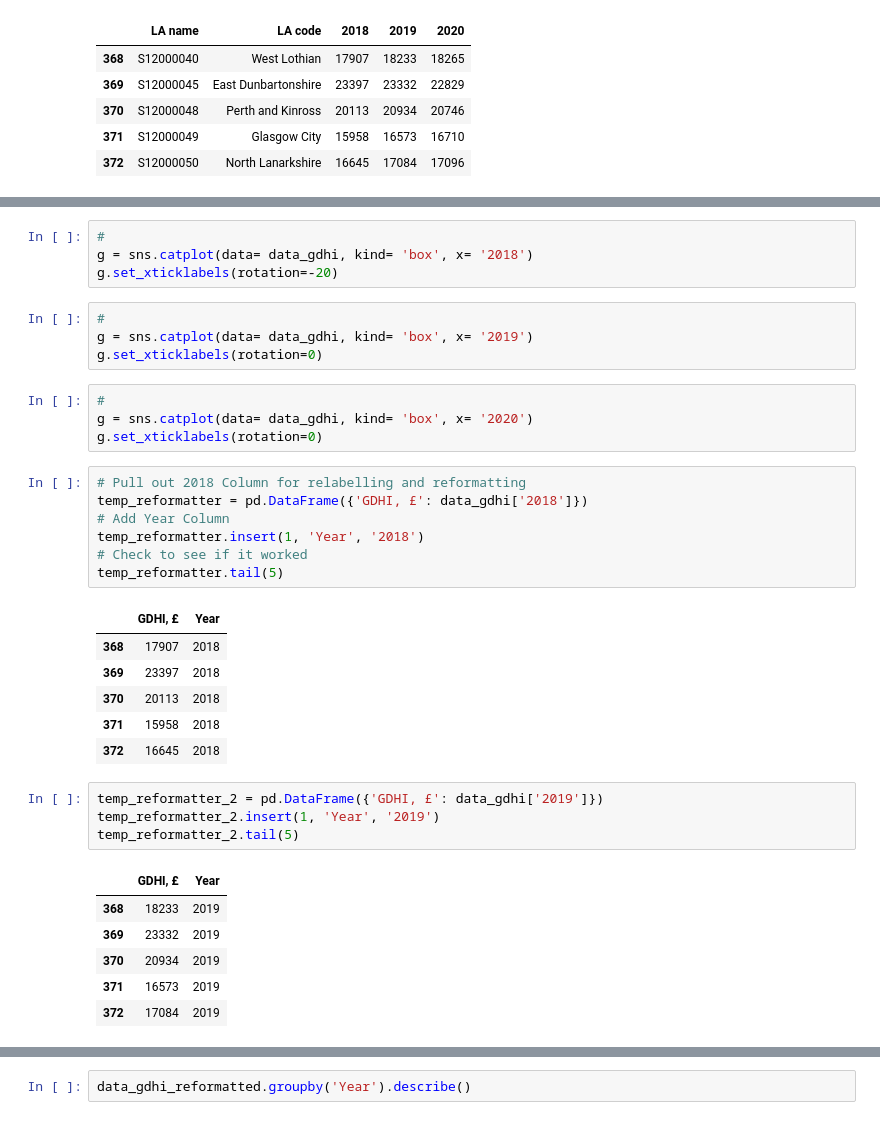
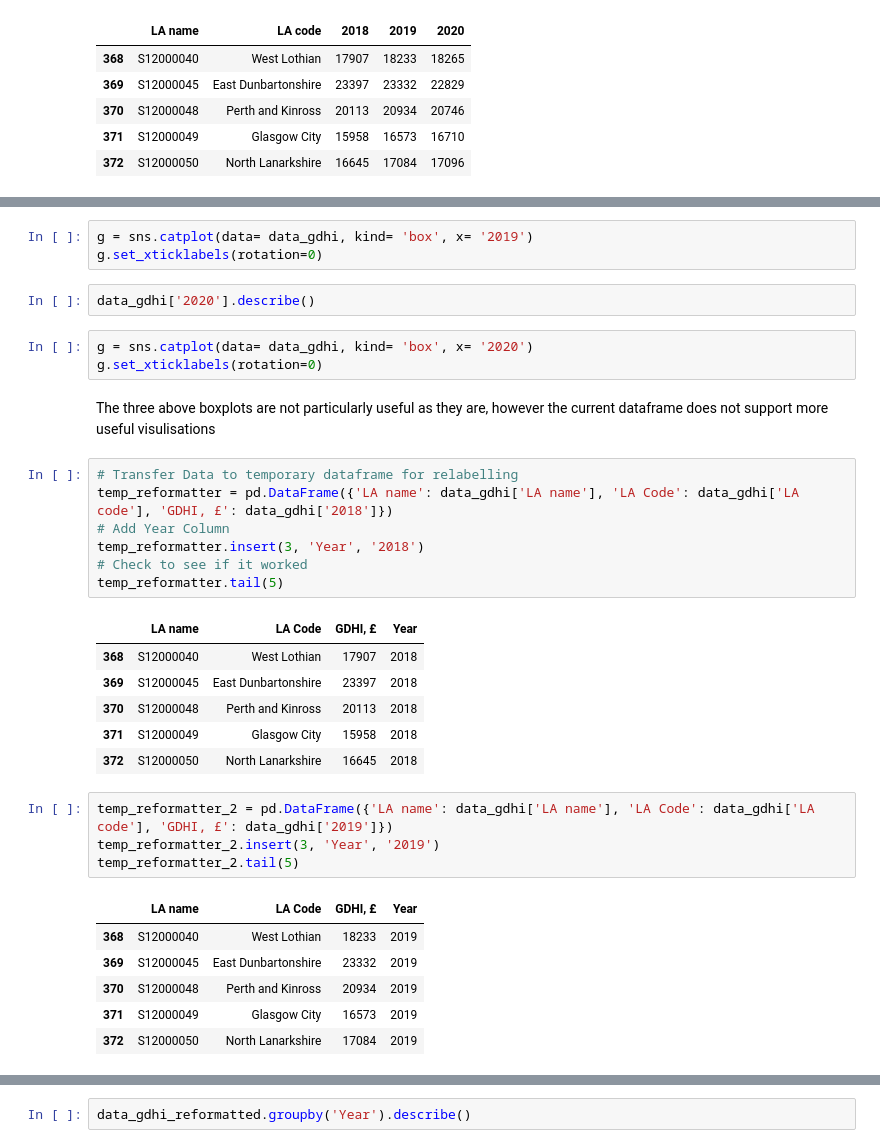
Before and after one commit to Jacob-L-ARU-P/IntroToDataSci-2, a Jupyter notebook: RemedialRepo2/DataAnalysisAssignment/DataProcessing.ipynb, the cells around one changed output, grey strips where cells are left out. Cells and saved outputs as stored; diff of their text form.

```diff
--- a/RemedialRepo2/DataAnalysisAssignment/DataProcessing.ipynb
+++ b/RemedialRepo2/DataAnalysisAssignment/DataProcessing.ipynb
@@ -109,38 +153,36 @@ data_gdhi.tail(5)
 # %%
-#
-g = sns.catplot(data= data_gdhi, kind= 'box', x= '2018')
-g.set_xticklabels(rotation=-20)
+g = sns.catplot(data= data_gdhi, kind= 'box', x= '2019')
+g.set_xticklabels(rotation=0)
+# %%
+data_gdhi['2020'].describe()
 # %%
-#
-g = sns.catplot(data= data_gdhi, kind= 'box', x= '2019')
+g = sns.catplot(data= data_gdhi, kind= 'box', x= '2020')
 g.set_xticklabels(rotation=0)
-# %%
-#
-g = sns.catplot(data= data_gdhi, kind= 'box', x= '2020')
-g.set_xticklabels(rotation=0)
+# %% [markdown]
+The three above boxplots are not particularly useful as they are, however the current dataframe does not support more useful visulisations
 # %%
-# Pull out 2018 Column for relabelling and reformatting
-temp_reformatter = pd.DataFrame({'GDHI, £': data_gdhi['2018']})
+# Transfer Data to temporary dataframe for relabelling
+temp_reformatter = pd.DataFrame({'LA name': data_gdhi['LA name'], 'LA Code': data_gdhi['LA code'], 'GDHI, £': data_gdhi['2018']})
 # Add Year Column
-temp_reformatter.insert(1, 'Year', '2018')
+temp_reformatter.insert(3, 'Year', '2018')
 # Check to see if it worked
 temp_reformatter.tail(5)
 # %% [output]
-|  | GDHI, £ | Year |
-| 368 | 17907 | 2018 |
-| 369 | 23397 | 2018 |
-| 370 | 20113 | 2018 |
-| 371 | 15958 | 2018 |
-| 372 | 16645 | 2018 |
+|  | LA name | LA Code | GDHI, £ | Year |
+| 368 | S12000040 | West Lothian | 17907 | 2018 |
+| 369 | S12000045 | East Dunbartonshire | 23397 | 2018 |
+| 370 | S12000048 | Perth and Kinross | 20113 | 2018 |
+| 371 | S12000049 | Glasgow City | 15958 | 2018 |
+| 372 | S12000050 | North Lanarkshire | 16645 | 2018 |
 # %%
-temp_reformatter_2 = pd.DataFrame({'GDHI, £': data_gdhi['2019']})
-temp_reformatter_2.insert(1, 'Year', '2019')
+temp_reformatter_2 = pd.DataFrame({'LA name': data_gdhi['LA name'], 'LA Code': data_gdhi['LA code'], 'GDHI, £': data_gdhi['2019']})
+temp_reformatter_2.insert(3, 'Year', '2019')
 temp_reformatter_2.tail(5)
 # %% [output]
-|  | GDHI, £ | Year |
-| 368 | 18233 | 2019 |
-| 369 | 23332 | 2019 |
-| 370 | 20934 | 2019 |
-| 371 | 16573 | 2019 |
-| 372 | 17084 | 2019 |
+|  | LA name | LA Code | GDHI, £ | Year |
+| 368 | S12000040 | West Lothian | 18233 | 2019 |
+| 369 | S12000045 | East Dunbartonshire | 23332 | 2019 |
+| 370 | S12000048 | Perth and Kinross | 20934 | 2019 |
+| 371 | S12000049 | Glasgow City | 16573 | 2019 |
+| 372 | S12000050 | North Lanarkshire | 17084 | 2019 |
 # %%
```
Also changed, not shown: parts of 13 cells of this notebook, 1 other file.
